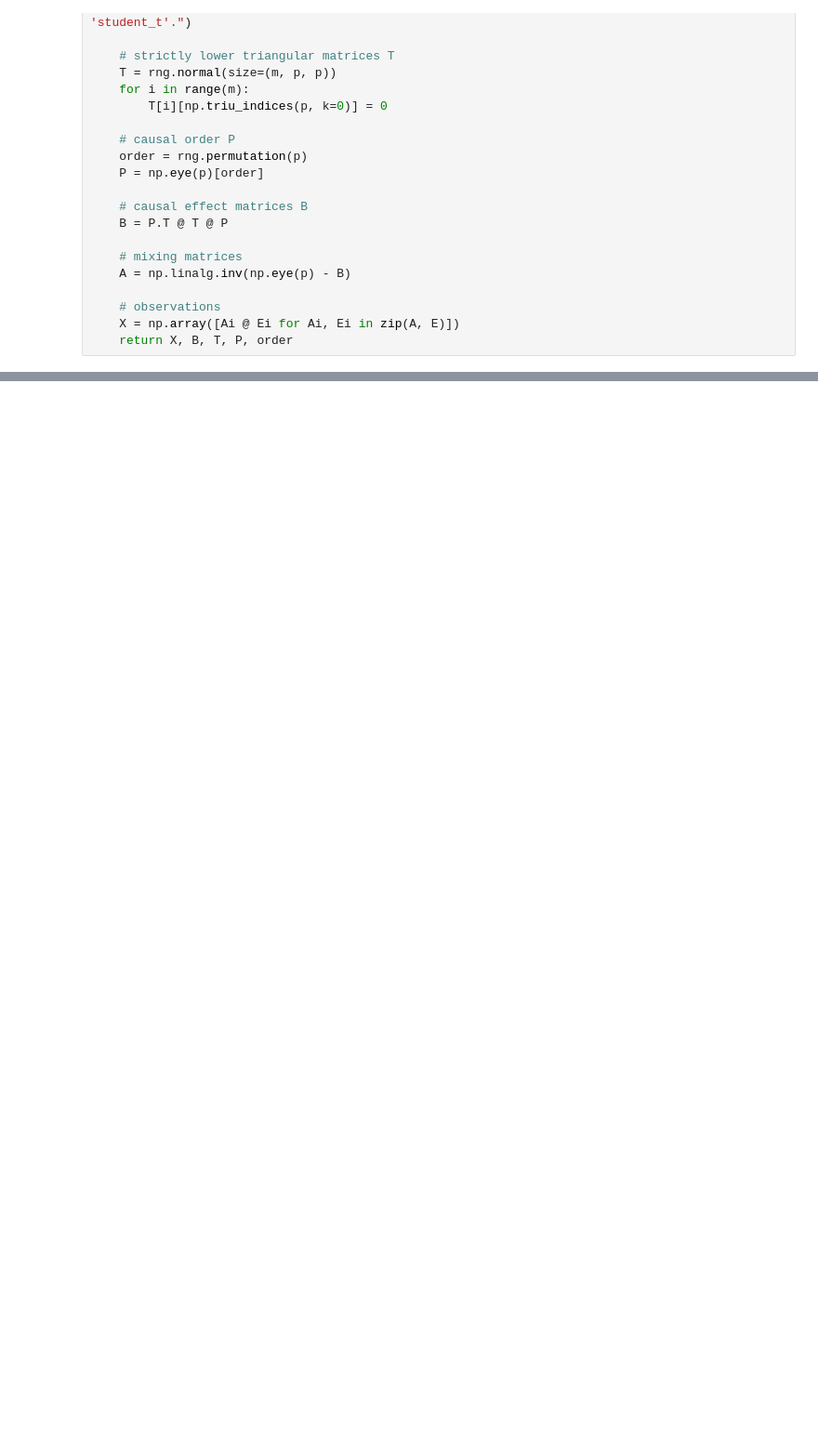
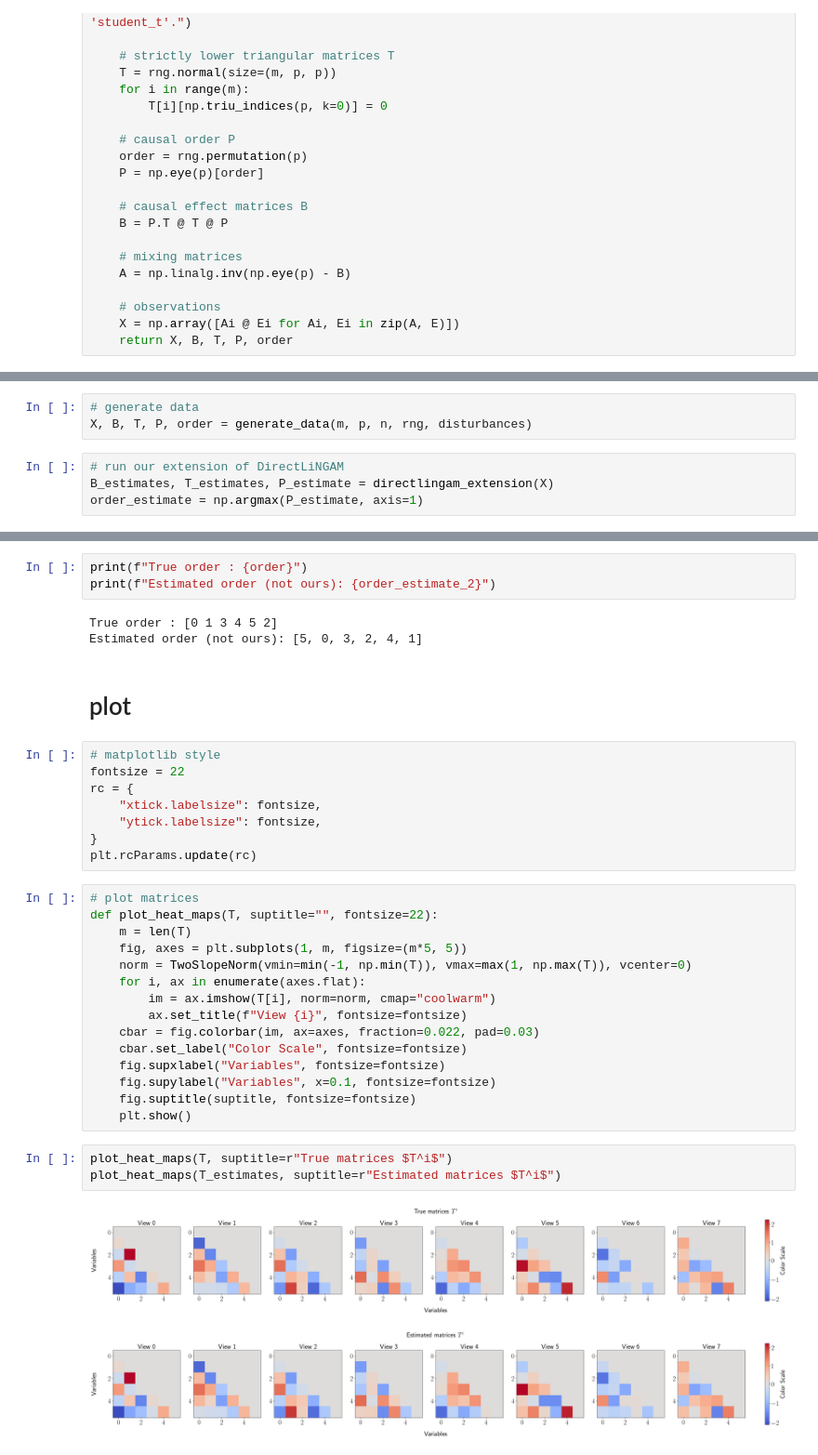
Before and after one commit to AmbroiseHeurtebise/LiMVAM, a Jupyter notebook: examples/example_directlingam_extension.ipynb, the cells around one changed output, grey strips where cells are left out. Shown at 93% size. Saved outputs shown, nothing was run; the diff lists cells and outputs as text; blank space fills up the shorter version.

```diff
--- a/examples/example_directlingam_extension.ipynb
+++ b/examples/example_directlingam_extension.ipynb
@@ -78,0 +99,7 @@ Chance level : 16.67 %
+# %%
+# generate data
+X, B, T, P, order = generate_data(m, p, n, rng, disturbances)
+# %%
+# run our extension of DirectLiNGAM
+B_estimates, T_estimates, P_estimate = directlingam_extension(X)
+order_estimate = np.argmax(P_estimate, axis=1)
@@ -78,0 +120,37 @@ Chance level : 16.67 %
+# %%
+print(f"True order : {order}")
+print(f"Estimated order (not ours): {order_estimate_2}")
+# %% [output]
+True order : [0 1 3 4 5 2]
+Estimated order (not ours): [5, 0, 3, 2, 4, 1]
+# %% [markdown]
+# plot
+# %%
+# matplotlib style
+fontsize = 22
+rc = {
+    "xtick.labelsize": fontsize,
+    "ytick.labelsize": fontsize,
+}
+plt.rcParams.update(rc)
+# %%
+# plot matrices
+def plot_heat_maps(T, suptitle="", fontsize=22):
+    m = len(T)
+    fig, axes = plt.subplots(1, m, figsize=(m*5, 5))
+    norm = TwoSlopeNorm(vmin=min(-1, np.min(T)), vmax=max(1, np.max(T)), vcenter=0)
+    for i, ax in enumerate(axes.flat):
+        im = ax.imshow(T[i], norm=norm, cmap="coolwarm")
+        ax.set_title(f"View {i}", fontsize=fontsize)
+    cbar = fig.colorbar(im, ax=axes, fraction=0.022, pad=0.03)
+    cbar.set_label("Color Scale", fontsize=fontsize)
+    fig.supxlabel("Variables", fontsize=fontsize)
+    fig.supylabel("Variables", x=0.1, fontsize=fontsize)
+    fig.suptitle(suptitle, fontsize=fontsize)
+    plt.show()
+# %%
+plot_heat_maps(T, suptitle=r"True matrices $T^i$")
+plot_heat_maps(T_estimates, suptitle=r"Estimated matrices $T^i$")
+# %% [output]
+[figure, added]
+[figure, added]
```
Also changed, not shown: parts of 10 cells of this notebook.
